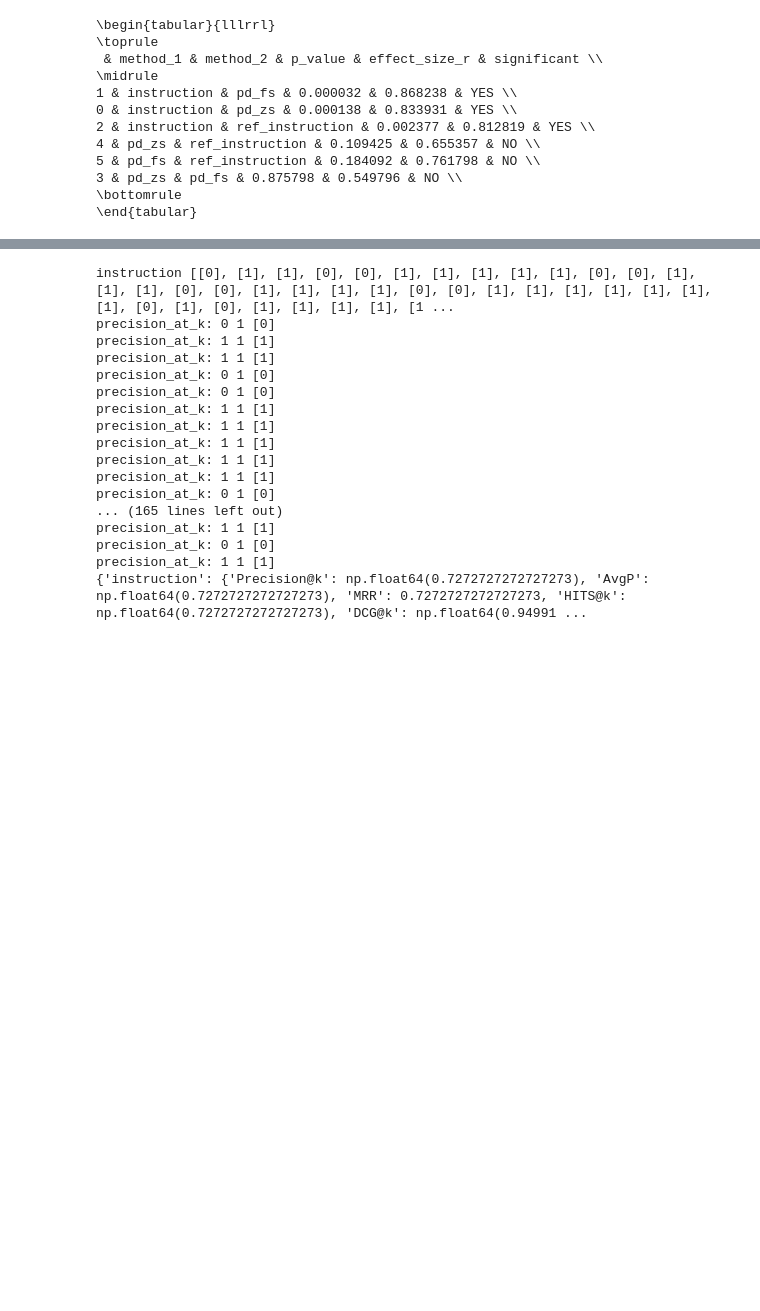
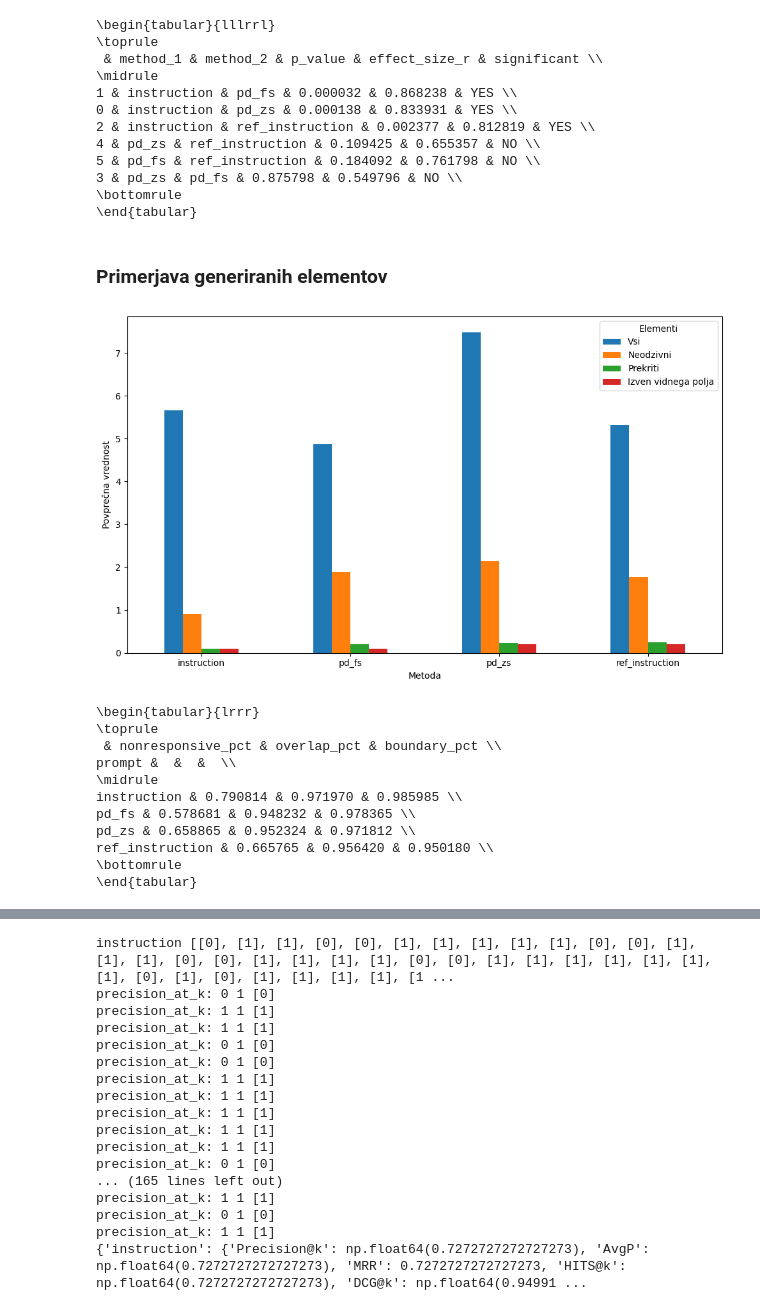
Before and after one commit to mmarolt/gui-prototyping-analysis, a Jupyter notebook: quantitative_analysis/quantitative_analysis.ipynb, the cells around one changed output, grey strips where cells are left out. Saved outputs shown, nothing was run; the diff lists cells and outputs as text; code cells hidden in the pictures; blank space fills up the shorter version.

```diff
--- a/quantitative_analysis/quantitative_analysis.ipynb
+++ b/quantitative_analysis/quantitative_analysis.ipynb
@@ -102,3 +158,34 @@ print(results.to_latex())
 3 & pd_zs & pd_fs & 0.875798 & 0.549796 & NO \\
 \bottomrule
 \end{tabular}
+# %% [markdown]
+### Primerjava generiranih elementov
+# %%
+df1 = pd.read_csv('./design_evaluation/dimensions_activeness_overlap.csv', delimiter=';')
+
+df_elements = pd.DataFrame()
+df_elements['app_id'] = df1['app_id']
+df_elements['prompt'] = df1['prompt']
+df_elements['Neodzivni'] = df1['nonresponsive']
+df_elements['Prekriti'] = df1['overlap']
+df_elements['Izven vidnega polja'] = df1['boundary']
+df_elements['Vsi'] = df1['all']
+df_elements['nonresponsive_pct'] = 1 - (df1['nonresponsive'] / df1['all'])
+df_elements['overlap_pct'] = 1 - (df1['overlap'] / df1['all'])
+df_elements['boundary_pct'] = 1 - (df1['boundary'] / df1['all'])
+df_elements['all_pct'] = df1['all'] / df1['all'].max()
+
+avg_df = df_elements.groupby('prompt')[['Vsi', 'Neodzivni', 'Prekriti', 'Izven vidnega polja']].mean()
+# %% [output]
+[figure, added]
+\begin{tabular}{lrrr}
+\toprule
+ & nonresponsive_pct & overlap_pct & boundary_pct \\
+prompt &  &  &  \\
+\midrule
+instruction & 0.790814 & 0.971970 & 0.985985 \\
+pd_fs & 0.578681 & 0.948232 & 0.978365 \\
+pd_zs & 0.658865 & 0.952324 & 0.971812 \\
+ref_instruction & 0.665765 & 0.956420 & 0.950180 \\
+\bottomrule
+\end{tabular}
```
Also changed, not shown: parts of 13 cells of this notebook, 4 other files.
